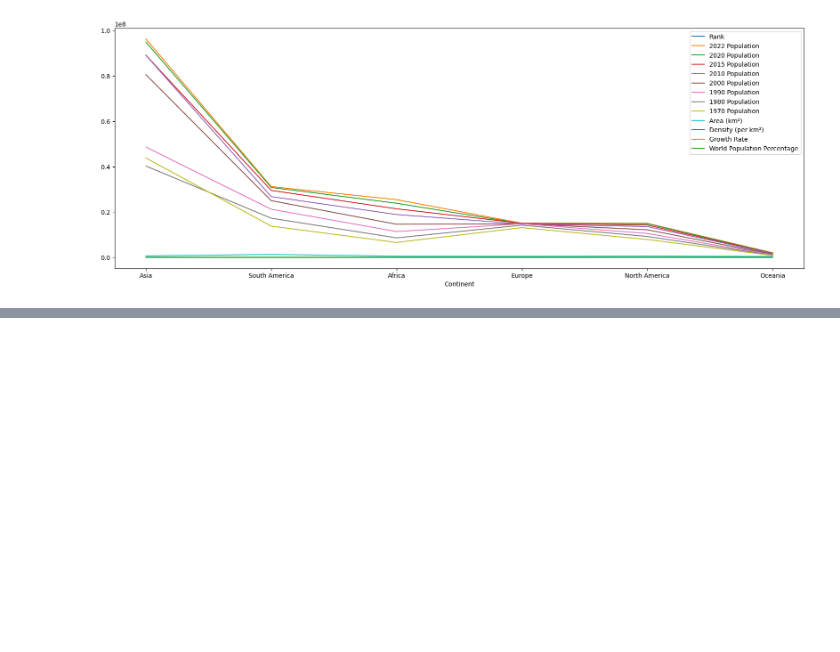
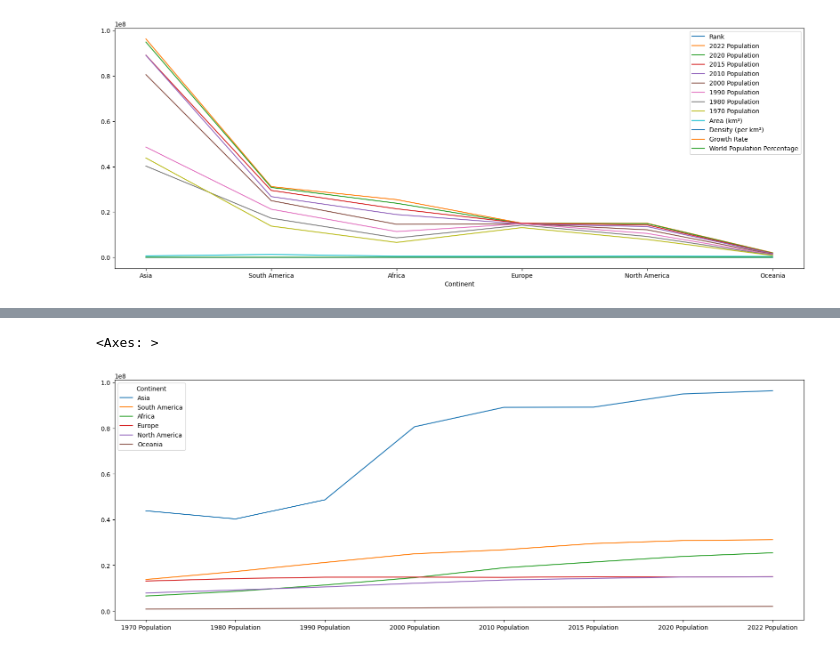
Before and after one commit to KabiraKabira7/EDA_In_Pandas, a Jupyter notebook: EDA_In_Pandas.ipynb, the cells around one changed output, grey strips where cells are left out. Saved outputs shown, nothing was run; the diff lists cells and outputs as text; code cells hidden in the pictures; blank space fills up the shorter version.

```diff
--- a/EDA_In_Pandas.ipynb
+++ b/EDA_In_Pandas.ipynb
@@ -229,0 +262,6 @@ df2.plot()
+# %%
+df2=df.groupby('Continent')[['2022 Population',
+       '2020 Population', '2015 Population', '2010 Population',
+       '2000 Population', '1990 Population', '1980 Population',
+       '1970 Population']].mean(numeric_only=True).sort_values(by="2022 Population",ascending=False)
+df2
@@ -229,0 +292,3 @@ df2.plot()
+# %%
+df3= df2.transpose()
+df3
@@ -229,0 +305,5 @@ df2.plot()
+# %%
+df3.plot()
+# %% [output]
+<Axes: >
+[figure, added]
```
Also changed, not shown: parts of 6 cells of this notebook.
